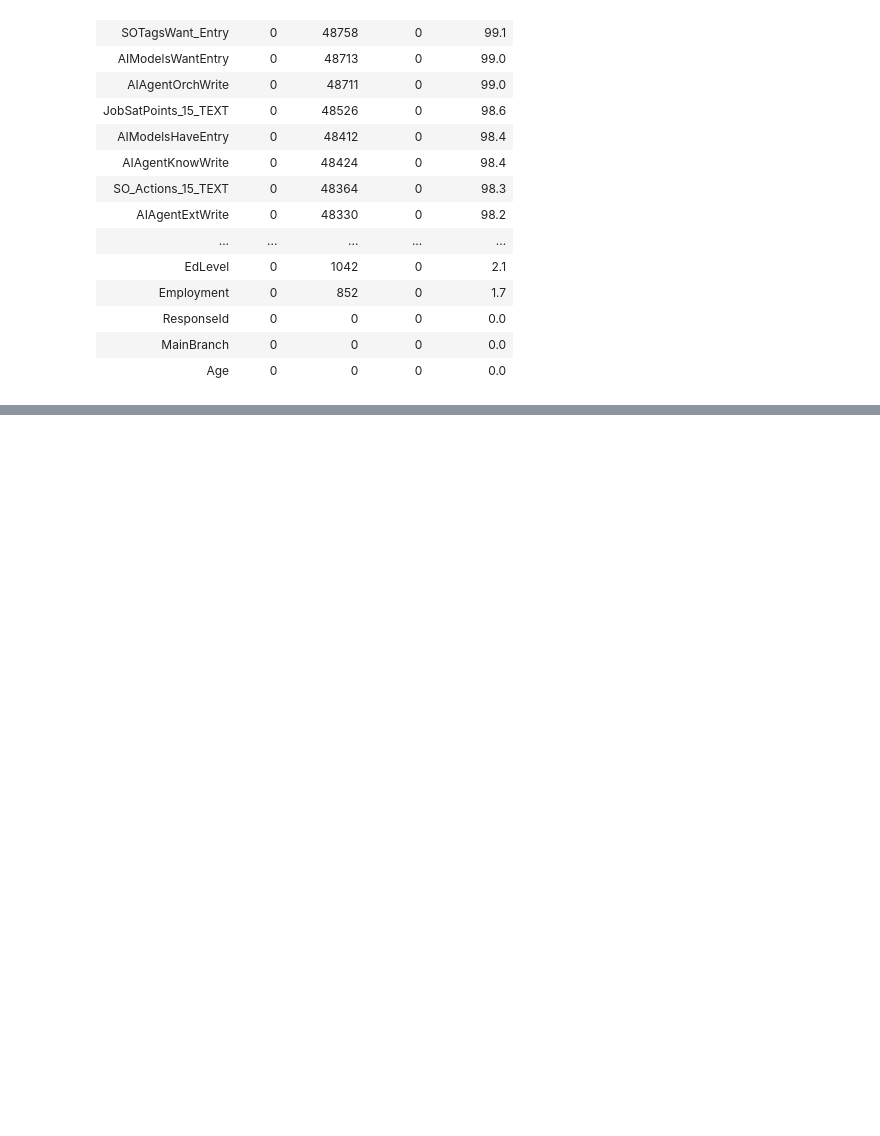
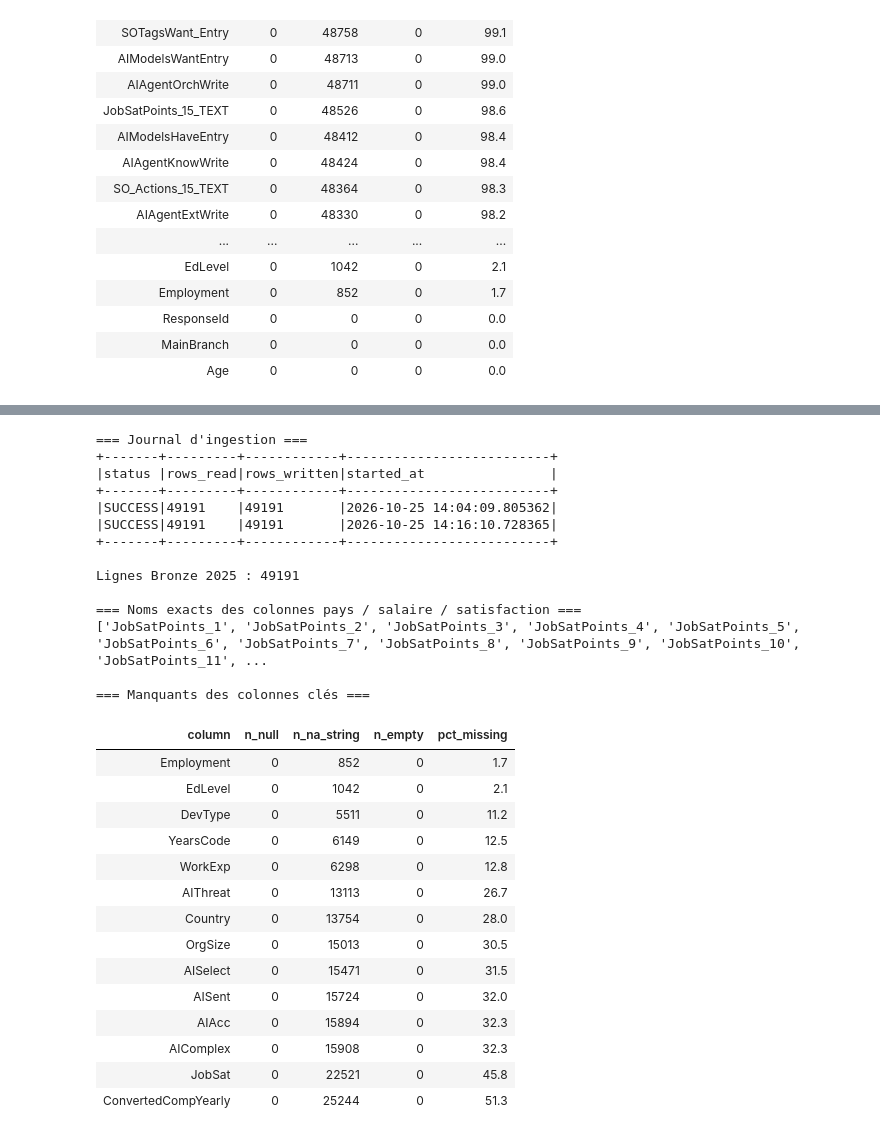
Before and after one commit to Bayrem199/ai-reality-check, a Jupyter notebook: notebooks/01_bronze_ingestion.ipynb, the cells around one changed output, grey strips where cells are left out. Saved outputs shown, nothing was run; the diff lists cells and outputs as text; code cells hidden in the pictures; blank space fills up the shorter version.

Commit message:
feat: bronze ingestion notebook (2025)

```diff
--- a/notebooks/01_bronze_ingestion.ipynb
+++ b/notebooks/01_bronze_ingestion.ipynb
@@ -269,0 +297,42 @@ Colonnes avec 'NA' : 169
+# %%
+print("=== Journal d'ingestion ===")
+spark.table("workspace.rc_bronze.ingestion_log").select("status","rows_read","rows_written","started_at").orderBy("started_at").show(truncate=False)
+print("Lignes Bronze 2025 :", spark.table("workspace.rc_bronze.survey_results").where("_survey_year = 2025").count())
+
+print("\n=== Noms exacts des colonnes pays / salaire / satisfaction ===")
+print([c for c in src_cols if any(k in c for k in ["Country", "Comp", "Currency", "Sat"])])
+
+print("\n=== Manquants des colonnes clés ===")
+cols = ["AISelect","AISent","AIAcc","AIComplex","AIThreat","ConvertedCompYearly","JobSat",
+        "YearsCode","WorkExp","DevType","Country","Employment","EdLevel","OrgSize"]
+display(profile.where(F.col("column").isin(cols)).orderBy("pct_missing"))
+# %% [output]
+=== Journal d'ingestion ===
++-------+---------+------------+--------------------------+
+|status |rows_read|rows_written|started_at                |
++-------+---------+------------+--------------------------+
+|SUCCESS|49191    |49191       |2026-10-25 14:04:09.805362|
+|SUCCESS|49191    |49191       |2026-10-25 14:16:10.728365|
++-------+---------+------------+--------------------------+
+
+Lignes Bronze 2025 : 49191
+
+=== Noms exacts des colonnes pays / salaire / satisfaction ===
+['JobSatPoints_1', 'JobSatPoints_2', 'JobSatPoints_3', 'JobSatPoints_4', 'JobSatPoints_5', 'JobSatPoints_6', 'JobSatPoints_7', 'JobSatPoints_8', 'JobSatPoints_9', 'JobSatPoints_10', 'JobSatPoints_11', ...
+
+=== Manquants des colonnes clés ===
+| column | n_null | n_na_string | n_empty | pct_missing |
+| Employment | 0 | 852 | 0 | 1.7 |
+| EdLevel | 0 | 1042 | 0 | 2.1 |
+| DevType | 0 | 5511 | 0 | 11.2 |
+| YearsCode | 0 | 6149 | 0 | 12.5 |
+| WorkExp | 0 | 6298 | 0 | 12.8 |
+| AIThreat | 0 | 13113 | 0 | 26.7 |
+| Country | 0 | 13754 | 0 | 28.0 |
+| OrgSize | 0 | 15013 | 0 | 30.5 |
+| AISelect | 0 | 15471 | 0 | 31.5 |
+| AISent | 0 | 15724 | 0 | 32.0 |
+| AIAcc | 0 | 15894 | 0 | 32.3 |
+| AIComplex | 0 | 15908 | 0 | 32.3 |
+| JobSat | 0 | 22521 | 0 | 45.8 |
+| ConvertedCompYearly | 0 | 25244 | 0 | 51.3 |
```
Also changed, not shown: parts of 3 cells of this notebook.
